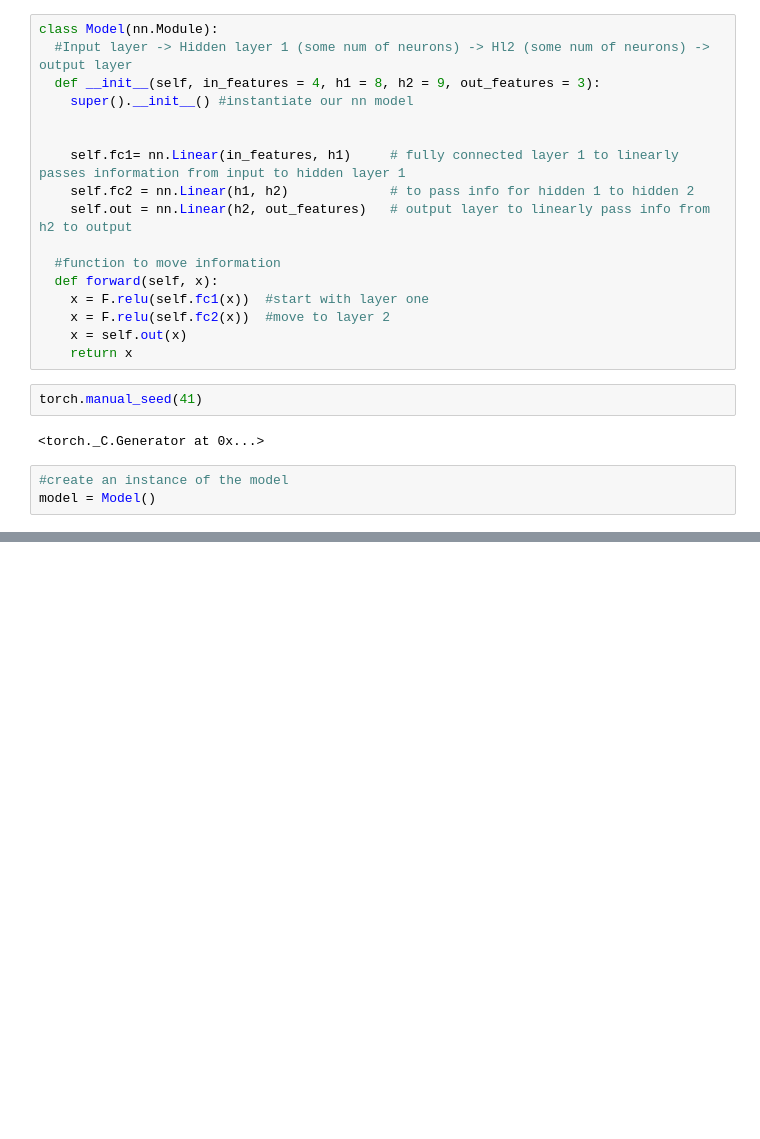
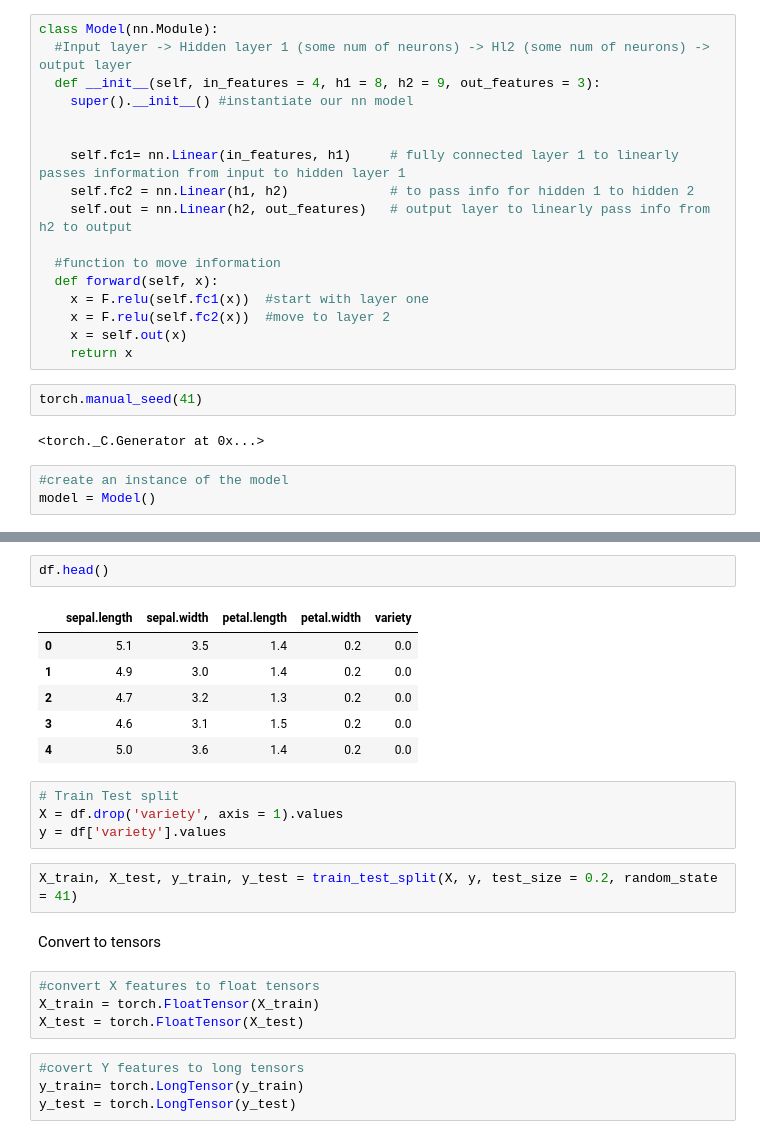
Before and after one commit to HelloPenguin1/Pytorch_learning, a Jupyter notebook: Pytorch_Tutorial1.ipynb, the cells around one changed output, grey strips where cells are left out. Cells and saved outputs as stored; diff of their text form; blank space fills up the shorter version.

```diff
--- a/Pytorch_Tutorial1.ipynb
+++ b/Pytorch_Tutorial1.ipynb
@@ -73,0 +98,25 @@ model = Model()
+# %%
+df.head()
+# %% [output]
+|  | sepal.length | sepal.width | petal.length | petal.width | variety |
+| 0 | 5.1 | 3.5 | 1.4 | 0.2 | 0.0 |
+| 1 | 4.9 | 3.0 | 1.4 | 0.2 | 0.0 |
+| 2 | 4.7 | 3.2 | 1.3 | 0.2 | 0.0 |
+| 3 | 4.6 | 3.1 | 1.5 | 0.2 | 0.0 |
+| 4 | 5.0 | 3.6 | 1.4 | 0.2 | 0.0 |
+# %%
+# Train Test split
+X = df.drop('variety', axis = 1).values
+y = df['variety'].values
+# %%
+X_train, X_test, y_train, y_test = train_test_split(X, y, test_size = 0.2, random_state = 41)
+# %% [markdown]
+Convert to tensors
+# %%
+#convert X features to float tensors
+X_train = torch.FloatTensor(X_train)
+X_test = torch.FloatTensor(X_test)
+# %%
+#covert Y features to long tensors
+y_train= torch.LongTensor(y_train)
+y_test = torch.LongTensor(y_test)
```
Also changed, not shown: parts of 10 cells of this notebook.
